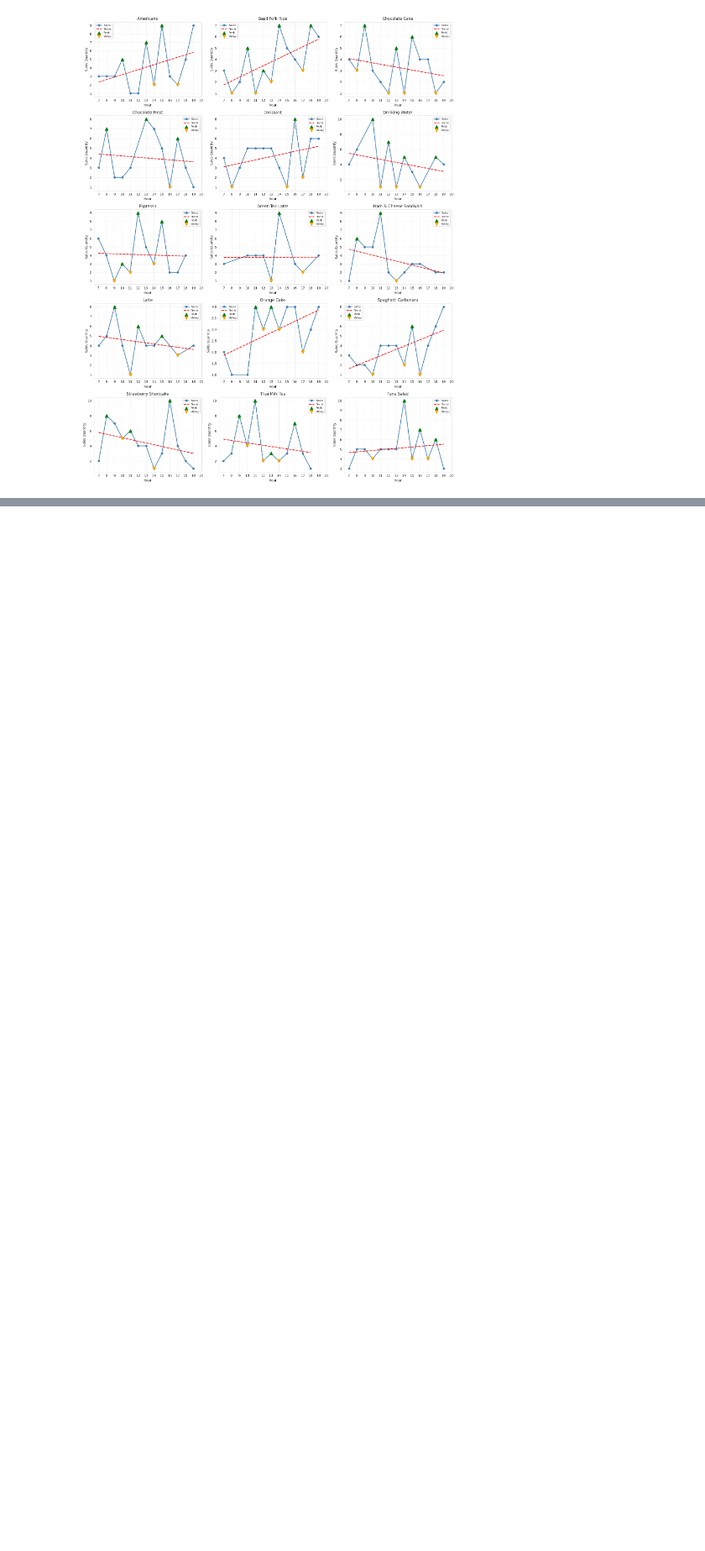
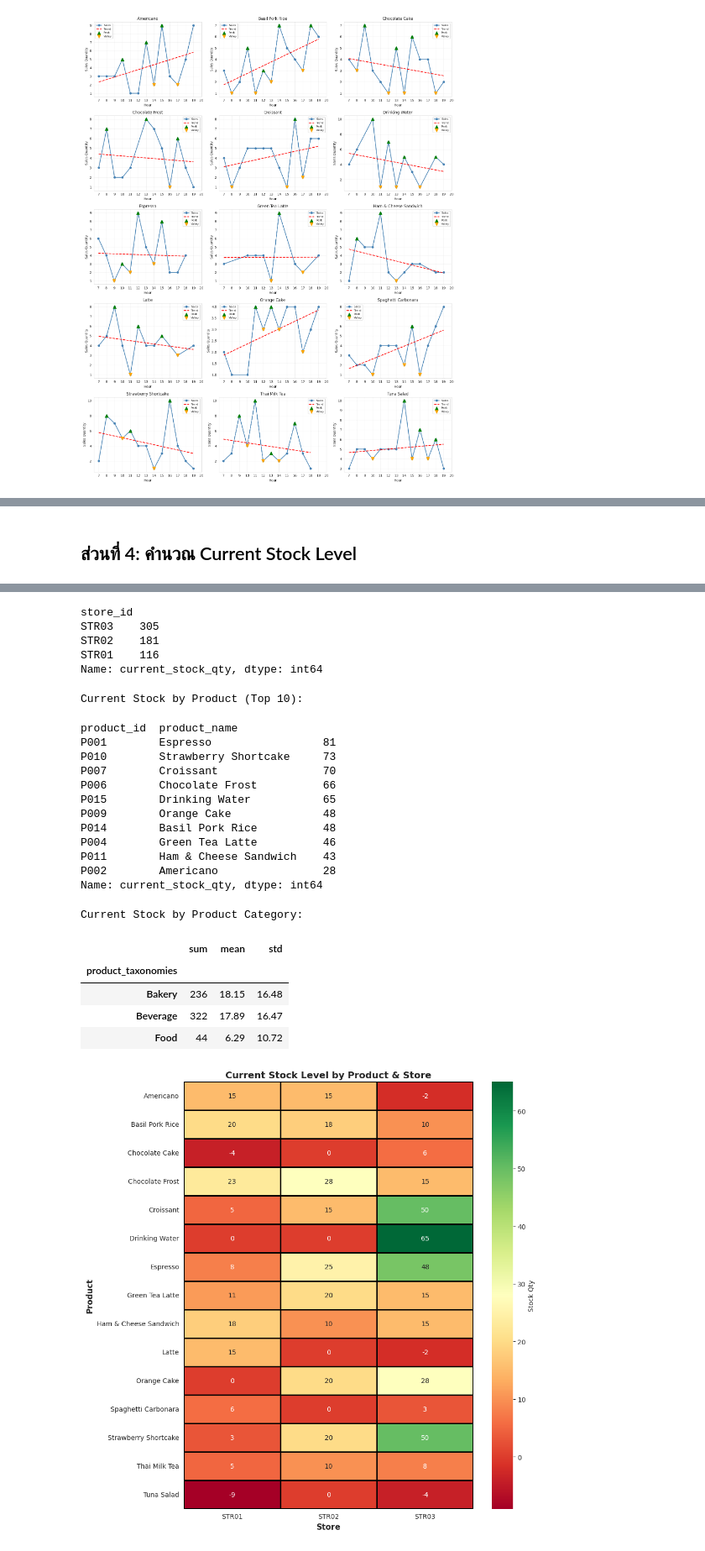
Before and after one commit to AumJi/BOTNOI-Internship, a Jupyter notebook: main.ipynb, the cells around one changed output, grey strips where cells are left out. Shown at 84% size. Drawn from its saved outputs; the diff is of its cells as text; code cells hidden in the pictures; blank space fills up the shorter version.

```diff
--- a/main.ipynb
+++ b/main.ipynb
@@ -539,0 +739,41 @@ plt.tight_layout()
+# %% [markdown]
+## ส่วนที่ 4: คำนวณ Current Stock Level
+# %%
+stock_movement = pd.read_csv('Assets/stock_movement.csv', parse_dates=['datetime'])
+
+current_stock = stock_movement.groupby(['store_id', 'product_id'])['qty'].sum().reset_index()
+current_stock.columns = ['store_id', 'product_id', 'current_stock_qty']
+
+current_stock = pd.merge(current_stock, dataframes['product_master.csv'], on='product_id', how='left')
+
+print(f"✅ Loaded stock_movement data: {stock_movement.shape[0]} records")
+print(f"📦 Current stock levels calculated for {len(current_stock)} store-product combinations")
+
+print(f"\nStock Movement Summary:")
+print(f"  Total Inbound (+): {stock_movement[stock_movement['qty'] > 0]['qty'].sum()} units")
+print(f"  Total Outbound (-): {stock_movement[stock_movement['qty'] < 0]['qty'].sum()} units")
+
+print(f"\nCurrent Stock by Store:")
+stock_by_store = current_stock.groupby('store_id')['current_stock_qty'].sum().sort_values(ascending=False)
+display(stock_by_store)
+
+print(f"\nCurrent Stock by Product (Top 10):")
+stock_by_product = current_stock.groupby(['product_id', 'product_name'])['current_stock_qty'].sum().sort_values(ascending=False).head(10)
+display(stock_by_product)
+
+# Heatmap: Product × Store stock levels
+pivot_stock = current_stock.pivot_table(index='product_name', columns='store_id', values='current_stock_qty', fill_value=0)
+
+fig, ax = plt.subplots(figsize=(10, 10))
+sns.heatmap(pivot_stock, annot=True, fmt='.0f', cmap='RdYlGn', cbar_kws={'label': 'Stock Qty'},
+            linewidths=1, linecolor='black', ax=ax)
+ax.set_title('Current Stock Level by Product & Store', fontsize=14, fontweight='bold')
+ax.set_xlabel('Store', fontsize=12, fontweight='bold')
+ax.set_ylabel('Product', fontsize=12, fontweight='bold')
+plt.tight_layout()
+
+# Stock distribution by category
+print(f"\nCurrent Stock by Product Category:")
+stock_by_category = current_stock.groupby('product_taxonomies')['current_stock_qty'].agg(['sum', 'mean', 'std']).round(2)
+display(stock_by_category)
+# %% [output]
@@ -539,0 +788,25 @@ plt.tight_layout()
+store_id
+STR03    305
+STR02    181
+STR01    116
+Name: current_stock_qty, dtype: int64
+Current Stock by Product (Top 10):
+product_id  product_name
+P001        Espresso                 81
+P010        Strawberry Shortcake     73
+P007        Croissant                70
+P006        Chocolate Frost          66
+P015        Drinking Water           65
+P009        Orange Cake              48
+P014        Basil Pork Rice          48
+P004        Green Tea Latte          46
+P011        Ham & Cheese Sandwich    43
+P002        Americano                28
+Name: current_stock_qty, dtype: int64
+Current Stock by Product Category:
+|  | sum | mean | std |
+| product_taxonomies |  |  |  |
+| Bakery | 236 | 18.15 | 16.48 |
+| Beverage | 322 | 17.89 | 16.47 |
+| Food | 44 | 6.29 | 10.72 |
+[figure, added]
```
Also changed, not shown: parts of 10 cells of this notebook.
